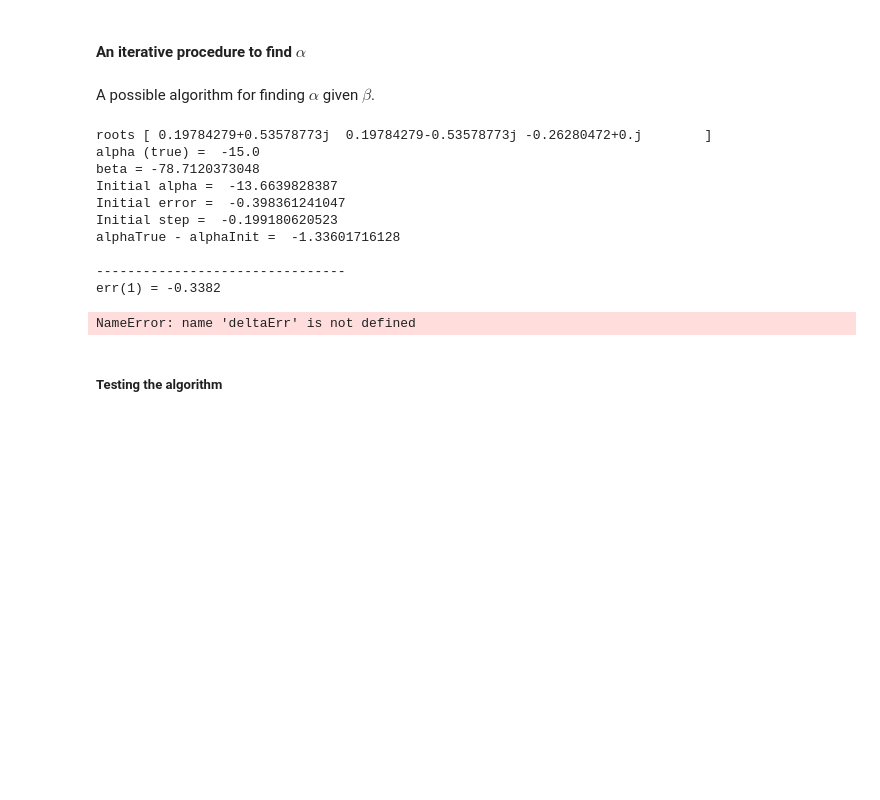
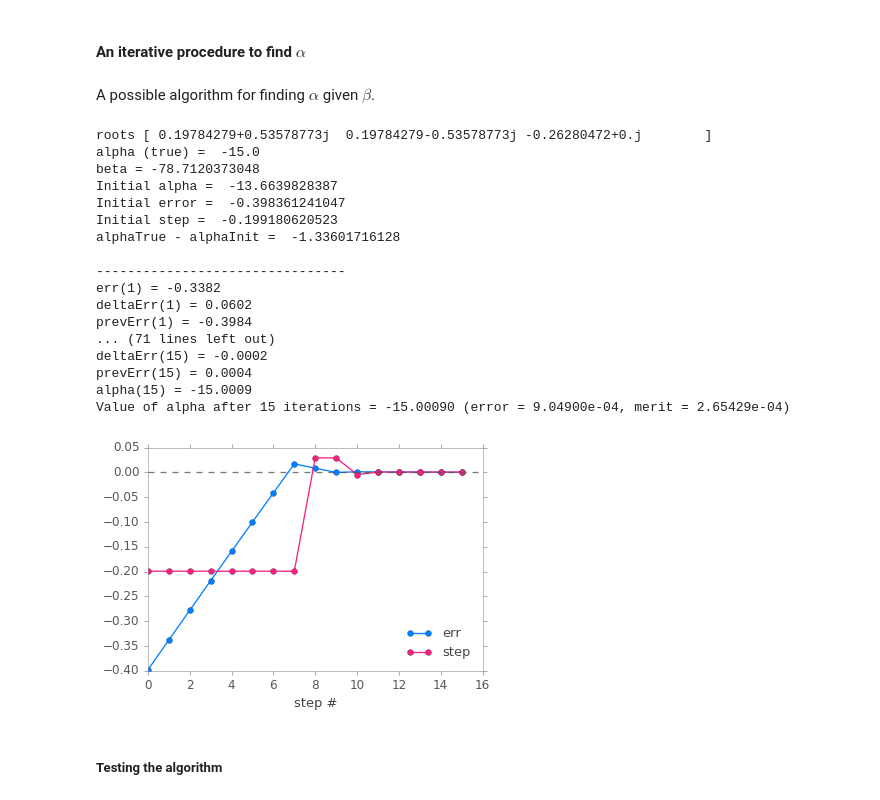
Before and after one commit to indranilsinharoy/phd-artifacts, a Jupyter notebook: chapters/chapter03_geometricmodel/code/StudyOfAngularRelationshipsForLensTiltForFocusing.ipynb, the cells around one changed output. Drawn from its saved outputs; the diff is of its cells as text; code cells hidden in the pictures; blank space fills up the shorter version.

```diff
--- a/chapters/chapter03_geometricmodel/code/StudyOfAngularRelationshipsForLensTiltForFocusing.ipynb
+++ b/chapters/chapter03_geometricmodel/code/StudyOfAngularRelationshipsForLensTiltForFocusing.ipynb
@@ -1521,7 +1523,7 @@ print('alpha (true) = ', alphaTrue)
 print('beta =', beta)
 print('Initial alpha = ', alphaInit)
 
-minError = 1e-16
+maxError = 1e-16
 maxSteps = 15
 t = tand(beta)
 s = sind(alphaInit)
@@ -1544,7 +1546,7 @@ print('alphaTrue - alphaInit = ', alphaTrue - alphaInit)
 print()
 # ---- code for debugging and understanding --------
 
-while (abs(err) > minError) and (i < maxSteps):
+while (abs(err) > maxError) and (i < maxSteps):
     i += 1
     alpha_i += deltaStep
     prevErr = err
@@ -1556,39 +1558,46 @@ while (abs(err) > minError) and (i < maxSteps):
     stepArr.append(deltaStep)
     print('--------------------------------')
     print('err({}) = {:2.4f}'.format(i, err))
-    print('deltaErr({}) = {:2.4f}'.format(i, deltaErr))
+    print('deltaErr({}) = {:2.4f}'.format(i, err - prevErr))
     print('prevErr({}) = {:2.4f}'.format(i, prevErr))
     print('alpha({}) = {:2.4f}'.format(i, alpha_i))
-    #if np.sign(err)*np.sign(prevErr) < 0: # modify step direction and possibly size only if i > 0
-    if err*prevErr < 0: # modify step direction and possibly size only if i > 0
+    #if np.sign(err)*np.sign(prevErr) < 0: # modify step direction and possibly size
+    if err*prevErr < 0:
         deltaErr = err - prevErr
         deltaStep = get_step(deltaErr)
         print('**Sign change: changing step to ', deltaStep)
 
 
 print('Value of alpha after {} iterations = {:2.5f} (error = {:2.5e}, merit = {:2.5e})'
       .format(i, alpha_i, alphaTrue - alpha_i, err))
 
 
 fig, ax = plt.subplots(1, 1)
 ax.plot(errArr, 'o-', label='err')
 ax.plot(stepArr, 'o-', label='step')
 ax.axhline(color='#555555', alpha=0.8, linestyle='dashed')
 ax.set_xlabel('step #')
 ax.legend(loc='best')
 plt.show()
 # %% [output]
 roots [ 0.19784279+0.53578773j  0.19784279-0.53578773j -0.26280472+0.j        ]
 alpha (true) =  -15.0
 beta = -78.7120373048
 Initial alpha =  -13.6639828387
 Initial error =  -0.398361241047
 Initial step =  -0.199180620523
 alphaTrue - alphaInit =  -1.33601716128
 
 --------------------------------
 err(1) = -0.3382
+deltaErr(1) = 0.0602
+prevErr(1) = -0.3984
+... (71 lines left out)
+deltaErr(15) = -0.0002
+prevErr(15) = 0.0004
+alpha(15) = -15.0009
+Value of alpha after 15 iterations = -15.00090 (error = 9.04900e-04, merit = 2.65429e-04)
-NameError: name 'deltaErr' is not defined
+[figure, added]
 # %% [markdown]
 ##### Testing the algorithm
 # %%
```
Also changed, not shown: parts of 9 cells of this notebook, 3 other files.
